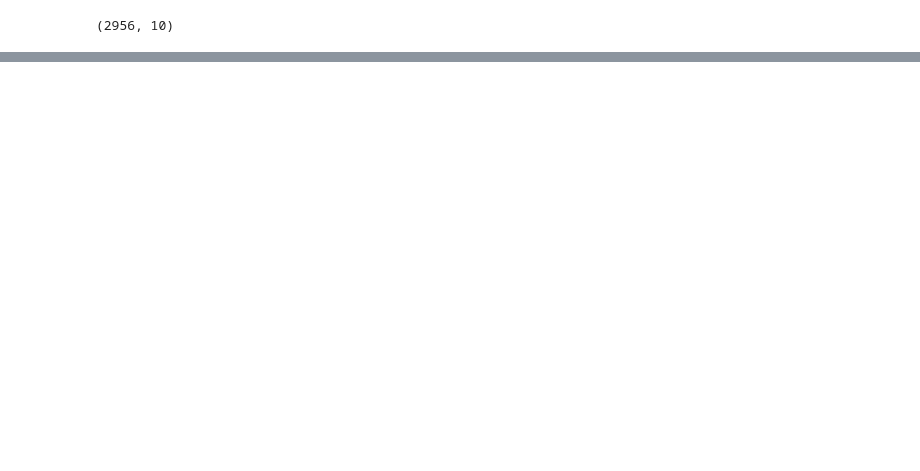
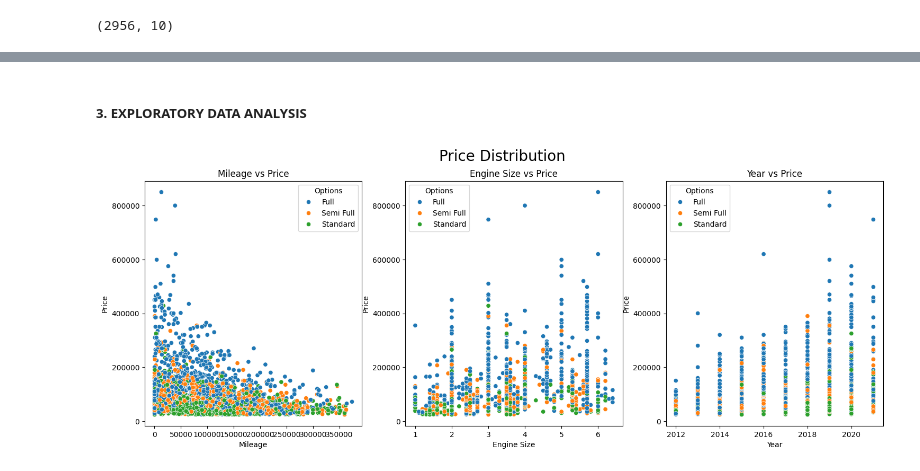
Before and after one commit to fiqrioemry/used_car_regression, a Jupyter notebook: used_car_prediction.ipynb, the cells around one changed output, grey strips where cells are left out. Drawn from its saved outputs; the diff is of its cells as text; code cells hidden in the pictures; blank space fills up the shorter version.

```diff
--- a/used_car_prediction.ipynb
+++ b/used_car_prediction.ipynb
@@ -398,0 +410,39 @@ df.shape
+# %% [markdown]
+##### **3. EXPLORATORY DATA ANALYSIS**
+# %%
+
+figure, axes = plt.subplots(1, 3, figsize=(18, 6))
+figure.suptitle('Price Distribution', size=20)
+
+sns.scatterplot(data=df,
+                x='Mileage',
+                y='Price',
+                hue = 'Options',
+                ax=axes[0])
+axes[0].set_xlabel('Mileage')
+axes[0].set_ylabel('Price')
+axes[0].set_title('Mileage vs Price')
+
+
+sns.scatterplot(data=df,
+                x='Engine_Size',
+                y='Price',
+                hue = 'Options',
+                ax=axes[1])
+axes[1].set_xlabel('Engine Size')
+axes[1].set_ylabel('Price')
+axes[1].set_title('Engine Size vs Price')
+
+
+sns.scatterplot(data=df,
+                x='Year',
+                y='Price',
+                hue = 'Options',
+                ax=axes[2])
+axes[2].set_xlabel('Year')
+axes[2].set_ylabel('Price')
+axes[2].set_title('Year vs Price')
+
+plt.show()
+# %% [output]
+[figure, added]
```
Also changed, not shown: parts of 42 cells of this notebook, 1 other file.
